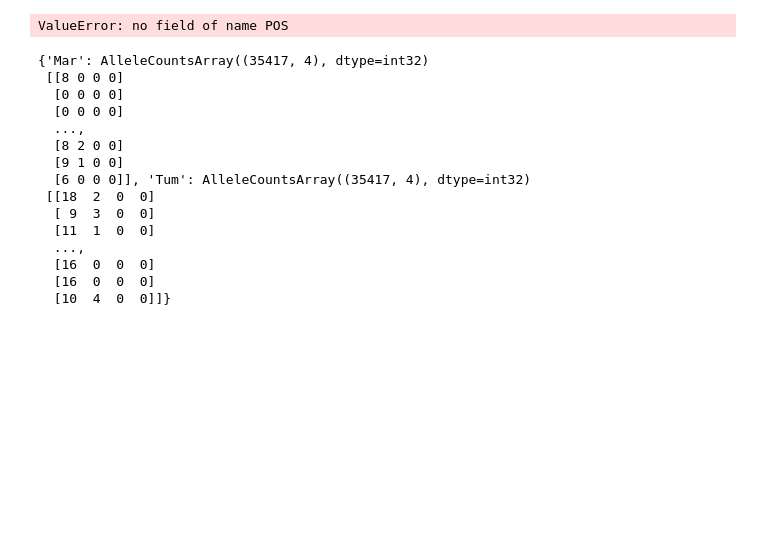
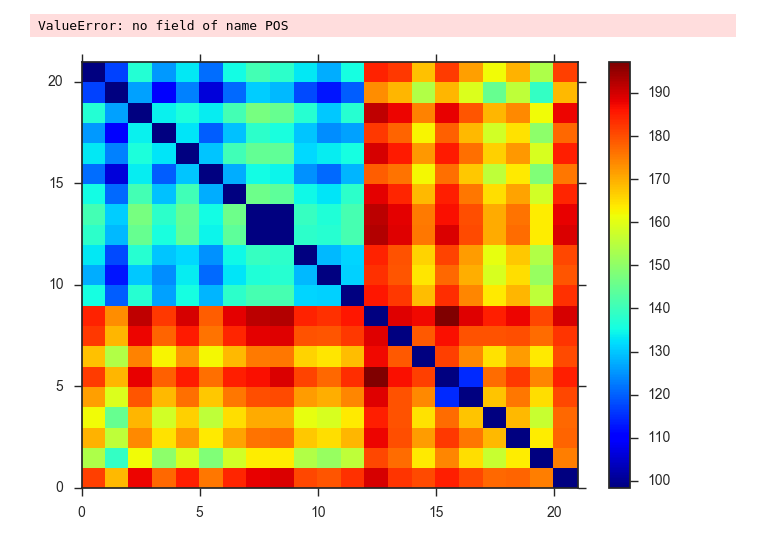
Before and after one commit to isaacovercast/lab-notebooks, a Jupyter notebook: martum/MarTum-PCA.ipynb, the cells around one changed output. Drawn from its saved outputs; the diff is of its cells as text; code cells hidden in the pictures; blank space fills up the shorter version.

```diff
--- a/martum/MarTum-PCA.ipynb
+++ b/martum/MarTum-PCA.ipynb
@@ -451,21 +540,17 @@ rec.array([[(True, True, array([0, 0], dtype=int8), 0, 0, '0|0'),
 allel.SortedIndex(sorted(c['POS'][:]))
 # %% [output]
 ValueError: no field of name POS
-# %%
-acs
-# %% [output]
-{'Mar': AlleleCountsArray((35417, 4), dtype=int32)
- [[8 0 0 0]
-  [0 0 0 0]
-  [0 0 0 0]
-  ...,
-  [8 2 0 0]
-  [9 1 0 0]
-  [6 0 0 0]], 'Tum': AlleleCountsArray((35417, 4), dtype=int32)
- [[18  2  0  0]
-  [ 9  3  0  0]
-  [11  1  0  0]
-  ...,
-  [16  0  0  0]
-  [16  0  0  0]
-  [10  4  0  0]]}
+# %%
+f = plt.figure()
+wat = ensure_square(dist)
+x = np.arange(0,22)
+y = np.arange(0,22)
+X, Y = np.meshgrid(x, y)
+p = plt.pcolormesh(X, Y, np.flipud(wat), cmap="jet", vmin=np.min(dist), vmax=np.max(dist))
+#p = plt.pcolormesh(np.random.randn(10,10), cmap="jet")
+p.axes.axis('tight')
+cb = f.colorbar(p)
+#cb.remove()
+f.savefig("/Users/iovercast/Desktop/wat.svg", format="svg", dpi=1000)
+# %% [output]
+[figure, added]
```
Also changed, not shown: parts of 8 cells of this notebook, 5 other files.
